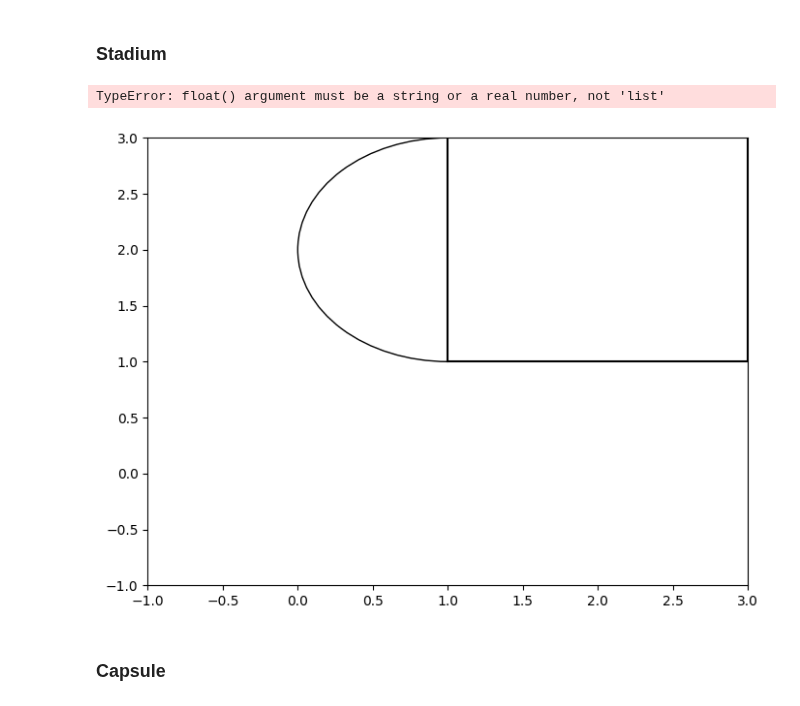
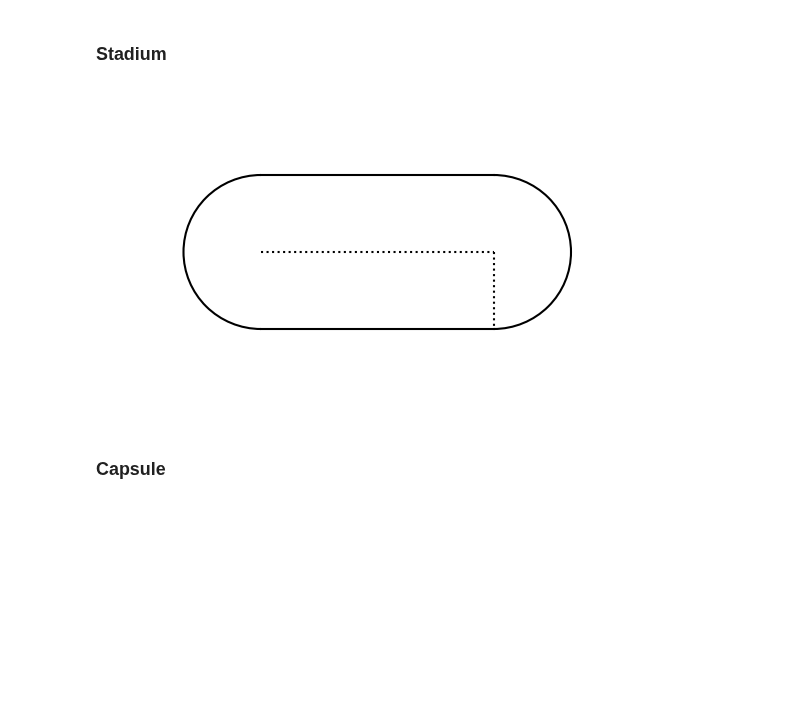
Before and after one commit to Cr3sp1/Rain, a Jupyter notebook: Visualization/GeoFigs.ipynb, the cells around one changed output. Cells and saved outputs as stored; diff of their text form; code cells hidden in the pictures; blank space fills up the shorter version.

```diff
--- a/Visualization/GeoFigs.ipynb
+++ b/Visualization/GeoFigs.ipynb
@@ -172,37 +172,39 @@ plt.savefig('../Graphs/ProjVol3.png', dpi=300, bbox_inches='tight')
 ### Stadium
 # %%
 # Create a new plot for the 2D rectangle
-fig2 = plt.figure(figsize=(8, 6))  # Adjust the size as needed
-ax2 = fig2.add_subplot(111)
+fig = plt.figure(figsize=(7, 4))  # Adjust the size as needed
+ax = fig.add_subplot(111)
 
-# Define the coordinates of the rectangle
-x_rect = [1, 1, 3, 3, 1]  # X coordinates of the rectangle vertices
-y_rect = [1, 3, 3, 1, 1]  # Y coordinates of the rectangle vertices
 
 # Plot the rectangle
-ax2.plot(x_rect, y_rect, color='black')
+ax.plot([2,5], [1,1], color='black')
+ax.plot([2,5], [3,3], color='black')
 
 # Add semicircles on the right and left sides of the rectangle
-arc1 = Arc((1, 2), 2, 2, angle=0, theta1=90, theta2=270, color='black')
-arc2 = Arc((3, 2), 2, 2, angle=180, theta1=90, theta2=270, color='black')
-ax2.add_patch(arc1)
-ax2.add_patch(arc2)
+arc1 = Arc(xy=(2, 2), width=2, height=2, angle=0, theta1=90, theta2=270, color='black', linewidth=1.5)
+arc2 = Arc(xy=(5, 2), width=2, height=2, angle=180, theta1=90, theta2=270, color='black', linewidth=1.5)
+ax.add_patch(arc1)
+ax.add_patch(arc2)
+
+# Plot L and r
+ax.plot([2,5], [2,2], color='black', linestyle=':')
+ax.plot([5,5], [2,1], color='black', linestyle=':')
+
 
 # Set intervals for each axis
-ax2.set_xlim(-1, 3)  # Set interval for the x-axis
-ax2.set_ylim(-1, 3)  # Set interval for the y-axis
+ax.set_xlim(0, 7)  # Set interval for the x-axis
+ax.set_ylim(0, 4)  # Set interval for the y-axis
 
 
 # Set equal aspect ratio
-ax2.set_box_aspect([4, 3, 1])
+# ax.set_box_aspect([4, 3, 1])
 
 # Hide the axes
-ax2.axis('off')
+ax.axis('off')
 
 #  Save the figure to a file
-plt.savefig('../Graphs/ProjVol2.png', dpi=300, bbox_inches='tight')
+plt.savefig('../Graphs/Stadium.png', dpi=300, bbox_inches='tight')
 # %% [output]
-TypeError: float() argument must be a string or a real number, not 'list'
-[figure, old version]
+[figure, new version]
 # %% [markdown]
 ### Capsule
```
Also changed, not shown: parts of 1 cell of this notebook, 5 other files.
